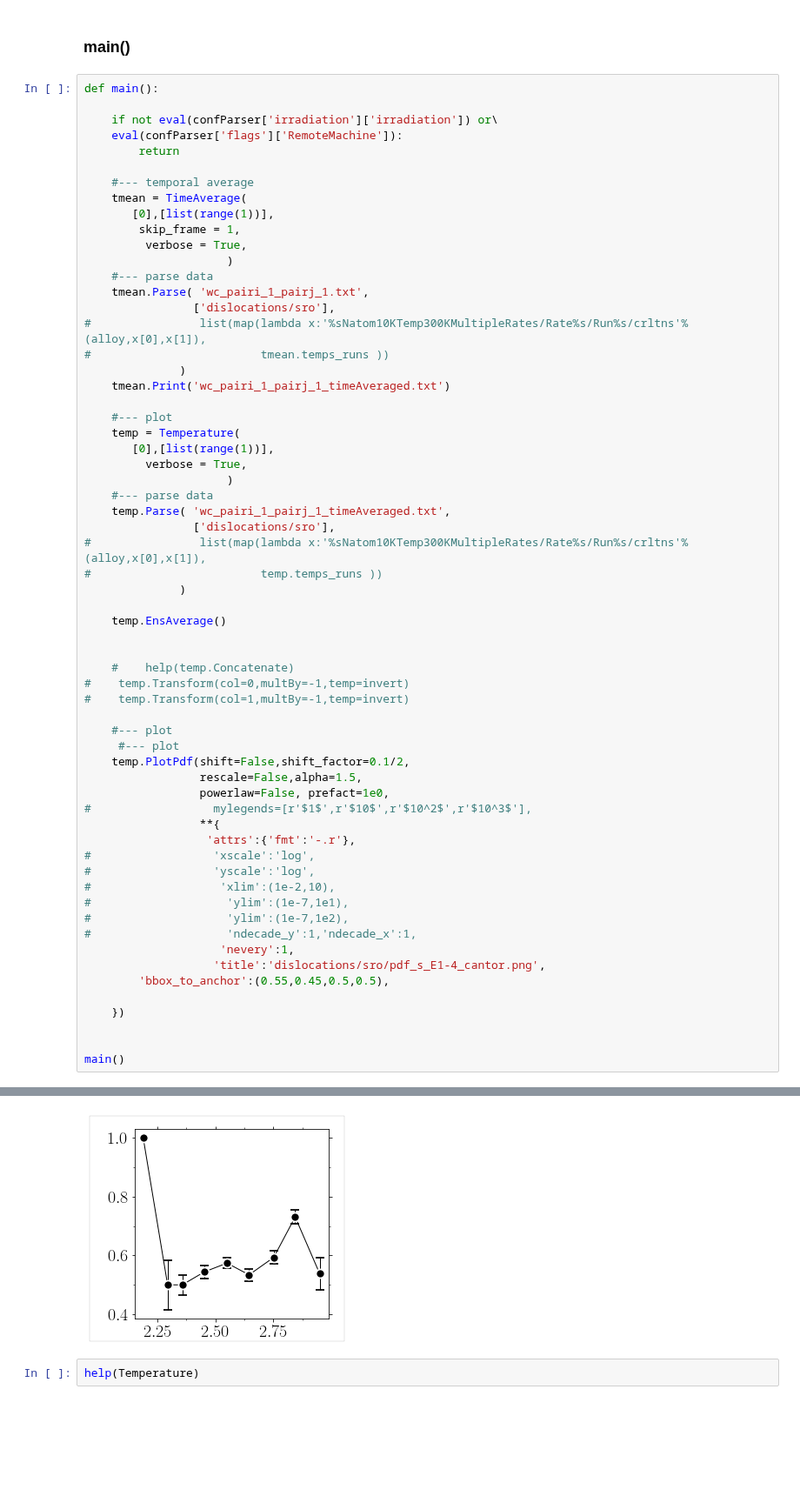
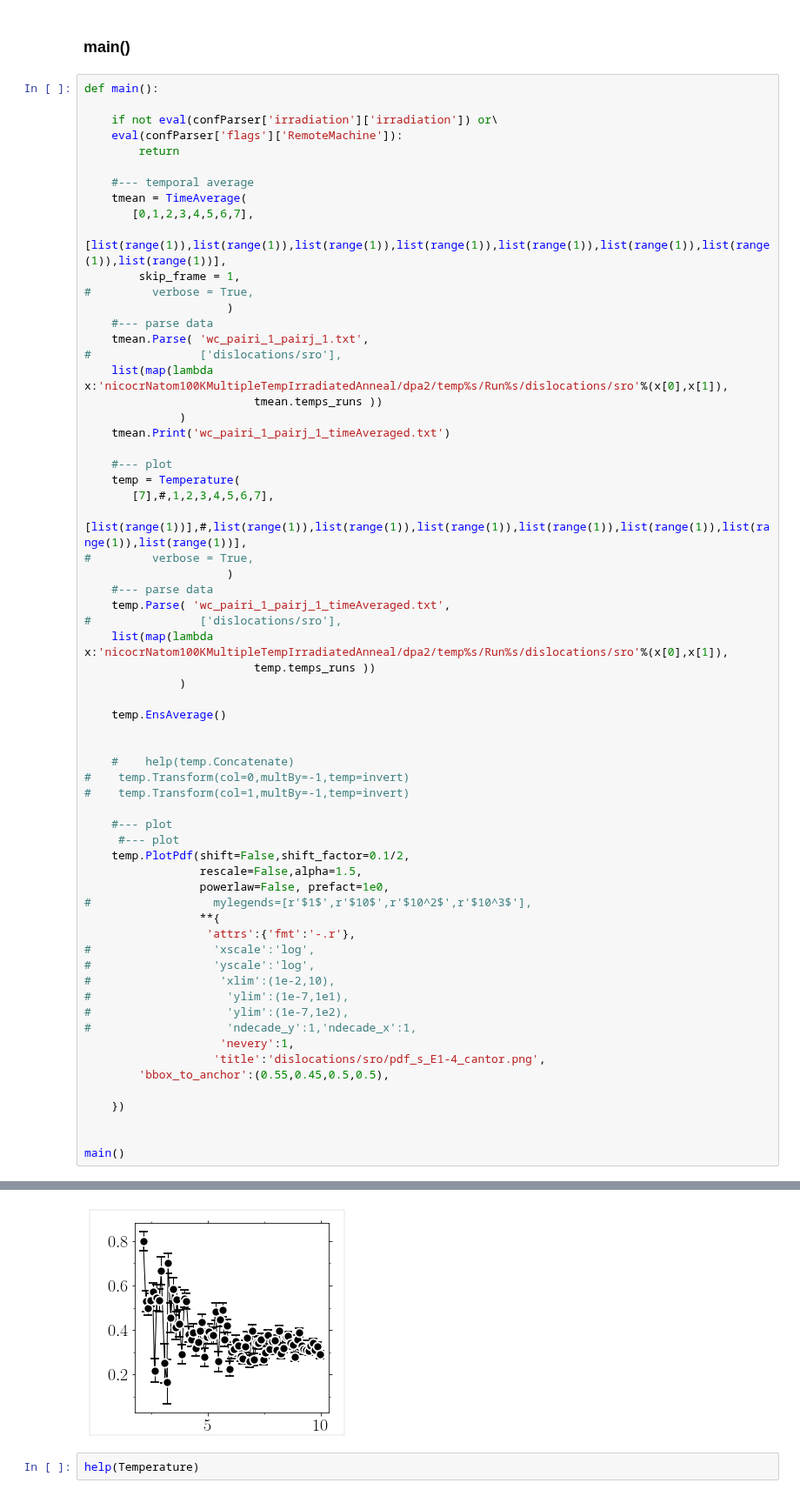
Before and after one commit to kkarimi62/HeaDef, a Jupyter notebook: postprocess/pressFluc2nd.ipynb, the cells around one changed output, grey strips where cells are left out. Shown at 87% size. Cells and saved outputs as stored; diff of their text form; blank space fills up the shorter version.

```diff
--- a/postprocess/pressFluc2nd.ipynb
+++ b/postprocess/pressFluc2nd.ipynb
@@ -6002,28 +5780,30 @@ def main():
 
     #--- temporal average
     tmean = TimeAverage(
-       [0],[list(range(1))],
+       [0,1,2,3,4,5,6,7],
+        [list(range(1)),list(range(1)),list(range(1)),list(range(1)),list(range(1)),list(range(1)),list(range(1)),list(range(1))],
         skip_frame = 1,
-         verbose = True,
+#         verbose = True,
                      )
     #--- parse data
     tmean.Parse( 'wc_pairi_1_pairj_1.txt',
-                ['dislocations/sro'],
-#                list(map(lambda x:'%sNatom10KTemp300KMultipleRates/Rate%s/Run%s/crltns'%(alloy,x[0],x[1]),
-#                         tmean.temps_runs ))
+#                ['dislocations/sro'],
+    list(map(lambda x:'nicocrNatom100KMultipleTempIrradiatedAnneal/dpa2/temp%s/Run%s/dislocations/sro'%(x[0],x[1]),
+                         tmean.temps_runs ))
               )
     tmean.Print('wc_pairi_1_pairj_1_timeAveraged.txt')
 
     #--- plot
     temp = Temperature(
-       [0],[list(range(1))],
-         verbose = True,
+       [7],#,1,2,3,4,5,6,7],
+        [list(range(1))],#,list(range(1)),list(range(1)),list(range(1)),list(range(1)),list(range(1)),list(range(1)),list(range(1))],
+#         verbose = True,
                      )
     #--- parse data
     temp.Parse( 'wc_pairi_1_pairj_1_timeAveraged.txt',
-                ['dislocations/sro'],
-#                list(map(lambda x:'%sNatom10KTemp300KMultipleRates/Rate%s/Run%s/crltns'%(alloy,x[0],x[1]),
-#                         temp.temps_runs ))
+#                ['dislocations/sro'],
+    list(map(lambda x:'nicocrNatom100KMultipleTempIrradiatedAnneal/dpa2/temp%s/Run%s/dislocations/sro'%(x[0],x[1]),
+                         temp.temps_runs ))
               )
 
     temp.EnsAverage()
@@ -6063,3 +5839,3 @@ data.shape: (1, 10, 3)
-[figure, old version]
+[figure, new version]
 # %%
 help(Temperature)
```
Also changed, not shown: parts of 3 cells of this notebook.
